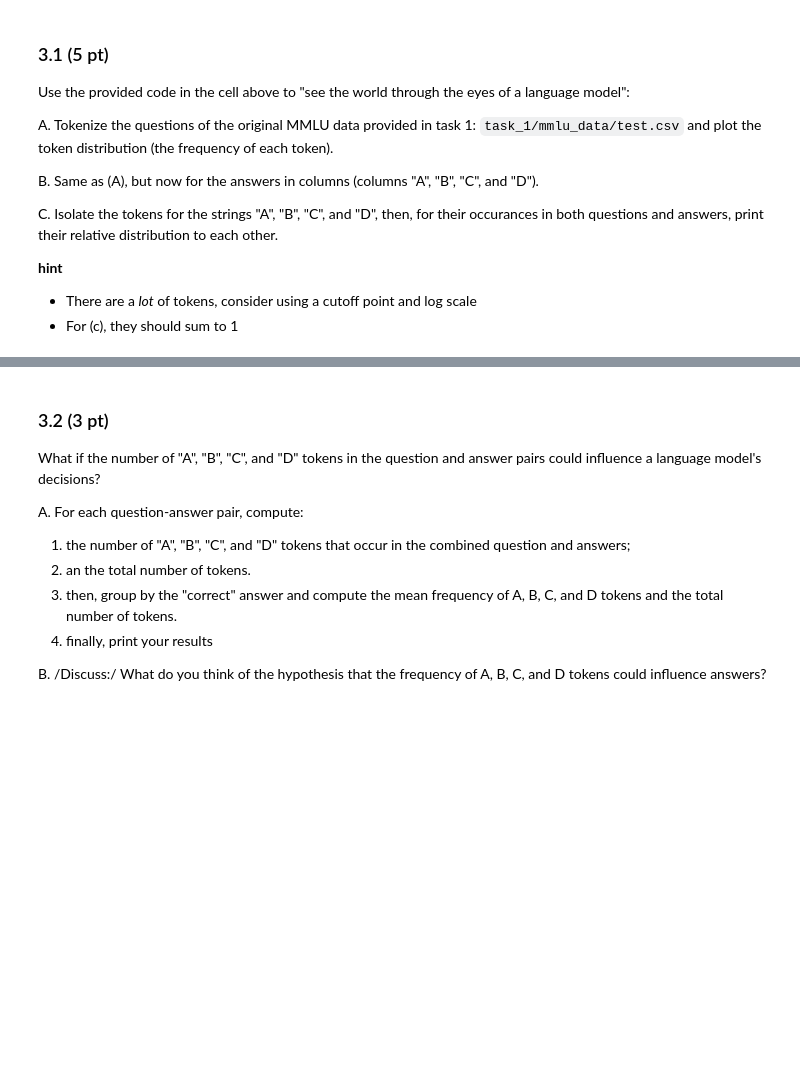
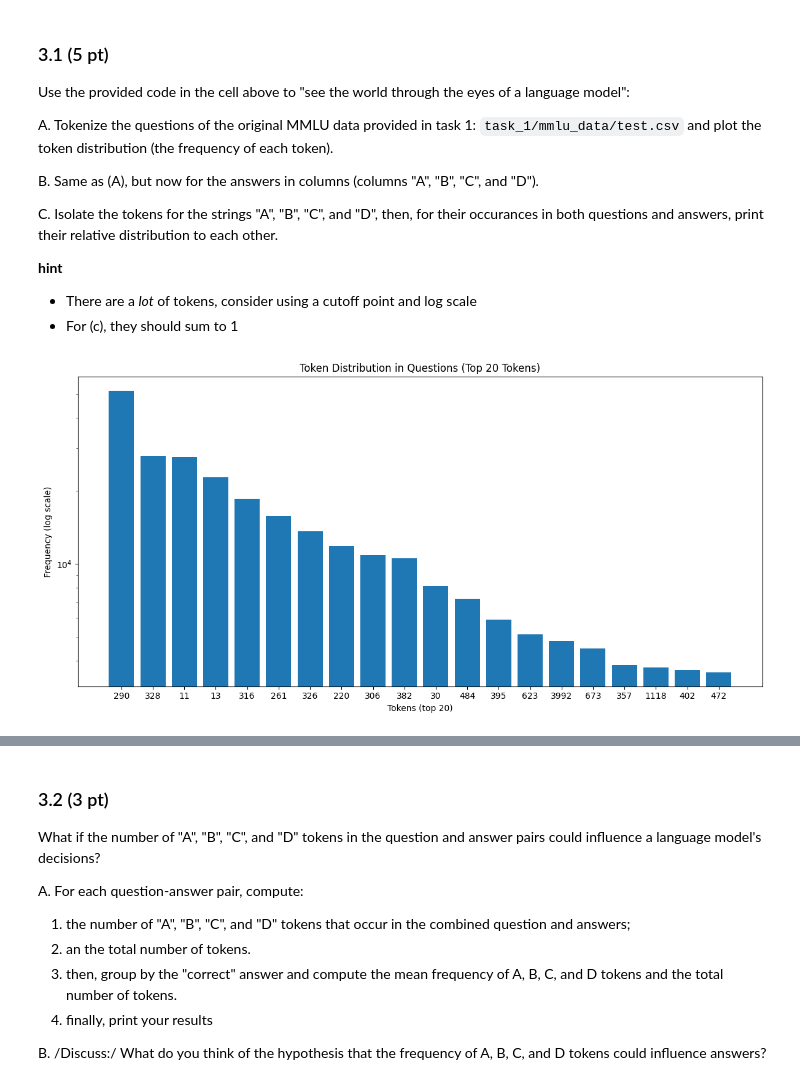
Before and after one commit to Jvviragine/data_analysis_um_course, a Jupyter notebook: data_clinics/clinic1/Niki_Data_Clinic_1 copy.ipynb, the cells around one changed output, grey strips where cells are left out. Drawn from its saved outputs; the diff is of its cells as text; code cells hidden in the pictures; blank space fills up the shorter version.

```diff
--- a/data_clinics/clinic1/Niki_Data_Clinic_1 copy.ipynb
+++ b/data_clinics/clinic1/Niki_Data_Clinic_1 copy.ipynb
@@ -1219,3 +1238,29 @@ C. Isolate the tokens for the strings "A", "B", "C", and "D", then, for their oc
 - For (c), they should sum to 1
 # %%
 #A
+from collections import Counter
+
+df = pd.read_csv("data/task_1/mmlu_data/test.csv")
+question_tokens = []
+for q in df['question'].dropna():
+    question_tokens.extend(tokenize_text(q))
+
+# Count frequencies
+q_counter = Counter(question_tokens)
+
+# Curoff 20
+top_q = q_counter.most_common(20)
+tokens_top, freq_top = zip(*top_q)
+
+plt.figure(figsize=(12, 6))
+plt.bar(range(len(tokens_top)), freq_top)
+plt.xlabel("Tokens (top 20)")
+plt.ylabel("Frequency (log scale)")
+# Log scale
+plt.yscale('log')
+plt.title("Token Distribution in Questions (Top 20 Tokens)")
+plt.xticks(range(len(tokens_top)), tokens_top)
+plt.tight_layout()
+plt.show()
+# %% [output]
+[figure, added]
```
Also changed, not shown: parts of 8 cells of this notebook.
